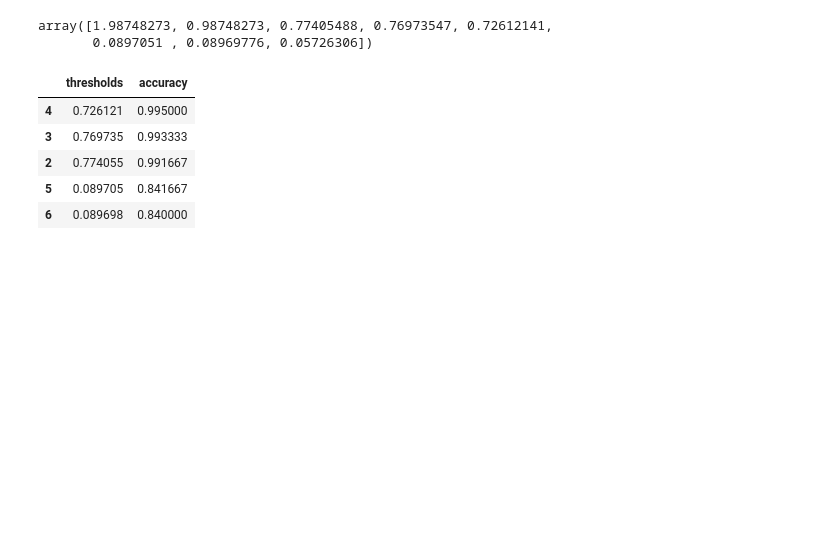
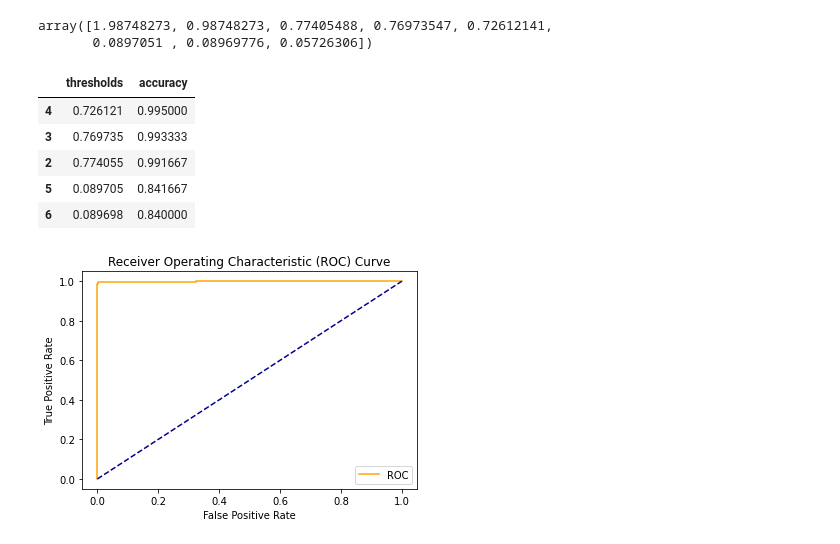
Before and after one commit to kwabena55/ML-Crash-Course, a Jupyter notebook: 42.Select Optimal Threshold for Binary Classification.ipynb, the cells around one changed output. Drawn from its saved outputs; the diff is of its cells as text; code cells hidden in the pictures; blank space fills up the shorter version.

```diff
--- a/42.Select Optimal Threshold for Binary Classification.ipynb
+++ b/42.Select Optimal Threshold for Binary Classification.ipynb
@@ -309,3 +309,7 @@ def plot_roc_curve(fpr, tpr):
     plt.title('Receiver Operating Characteristic (ROC) Curve')
     plt.legend()
     plt.show()
+# %%
+plot_roc_curve(fpr,tpr)
+# %% [output]
+[figure, added]
```
